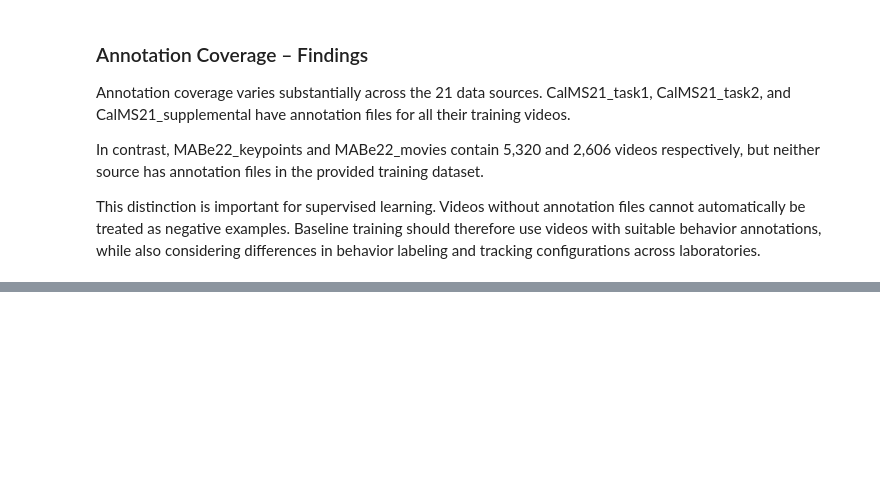
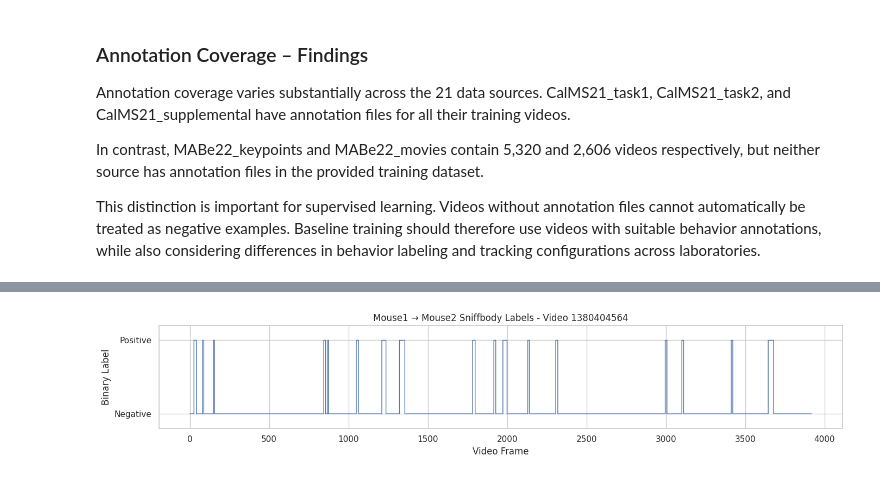
Before and after one commit to aytug-guler/GROUP19_CENG313, a Jupyter notebook: assignment1_eda_baseline.ipynb, the cells around one changed output, grey strips where cells are left out. Drawn from its saved outputs; the diff is of its cells as text; code cells hidden in the pictures; blank space fills up the shorter version.

```diff
--- a/assignment1_eda_baseline.ipynb
+++ b/assignment1_eda_baseline.ipynb
@@ -893,0 +1268,27 @@ This distinction is important for supervised learning. Videos without annotation
+# %%
+
+# Visualize binary sniffbody labels
+
+plt.figure(figsize=(14, 3))
+
+plt.step(
+    frame_labels["video_frame"],
+    frame_labels["label"],
+    where="post",
+    linewidth=1
+)
+
+plt.title(
+    f"Mouse1 → Mouse2 Sniffbody Labels - Video {sample_video_id}"
+)
+
+plt.xlabel("Video Frame")
+plt.ylabel("Binary Label")
+
+plt.yticks([0, 1], ["Negative", "Positive"])
+plt.ylim(-0.2, 1.2)
+
+plt.tight_layout()
+plt.show()
+# %% [output]
+[figure, added]
```
Also changed, not shown: parts of 31 cells of this notebook.
